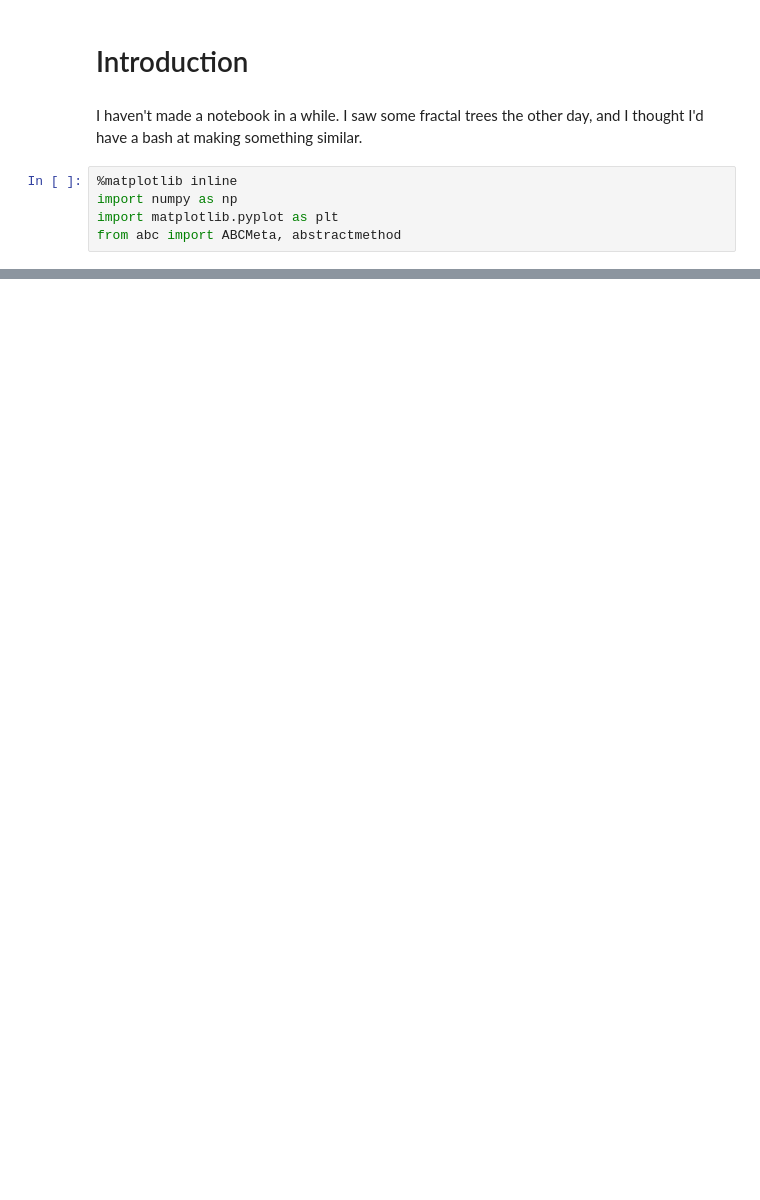
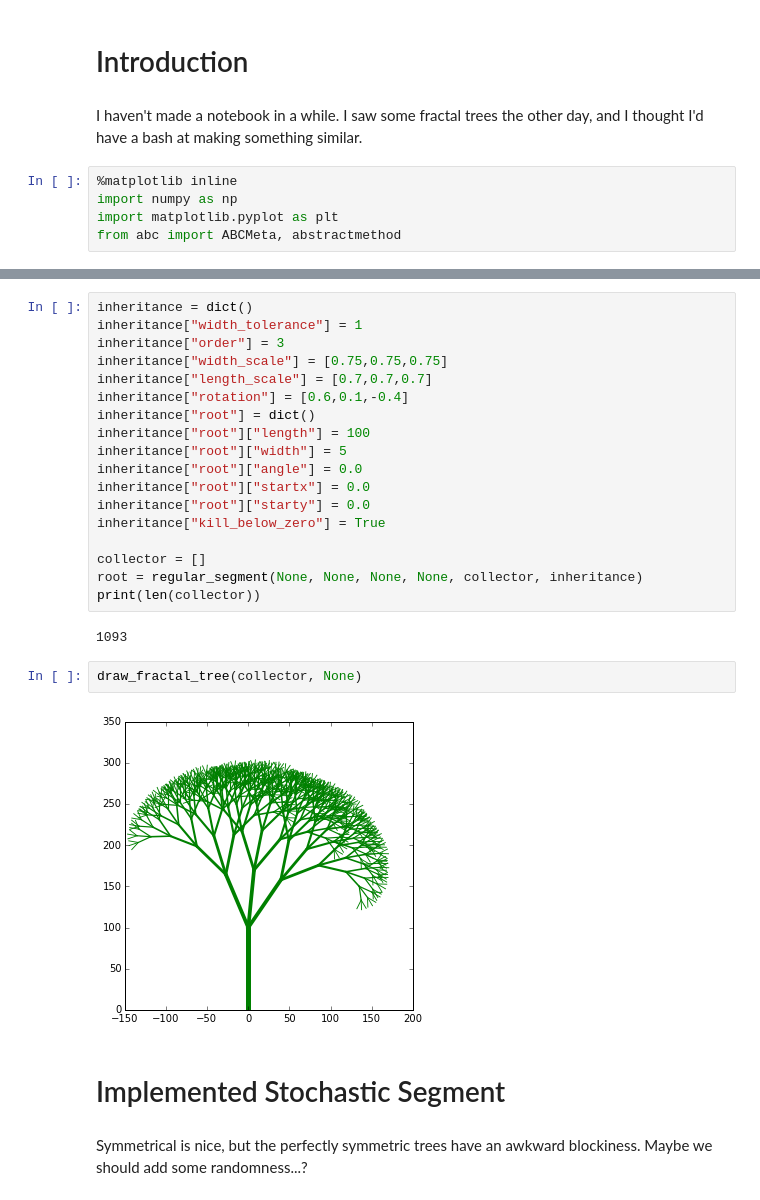
Before and after one commit to drpeteb/fractal-trees, a Jupyter notebook: Fractal-Trees.ipynb, the cells around one changed output, grey strips where cells are left out. Drawn from its saved outputs; the diff is of its cells as text; blank space fills up the shorter version.

```diff
--- a/Fractal-Trees.ipynb
+++ b/Fractal-Trees.ipynb
@@ -118,0 +156,28 @@ draw_fractal_tree(collector, None)
+# %%
+inheritance = dict()
+inheritance["width_tolerance"] = 1
+inheritance["order"] = 3
+inheritance["width_scale"] = [0.75,0.75,0.75]
+inheritance["length_scale"] = [0.7,0.7,0.7]
+inheritance["rotation"] = [0.6,0.1,-0.4]
+inheritance["root"] = dict()
+inheritance["root"]["length"] = 100
+inheritance["root"]["width"] = 5
+inheritance["root"]["angle"] = 0.0
+inheritance["root"]["startx"] = 0.0
+inheritance["root"]["starty"] = 0.0
+inheritance["kill_below_zero"] = True
+
+collector = []
+root = regular_segment(None, None, None, None, collector, inheritance)
+print(len(collector))
+# %% [output]
+1093
+# %%
+draw_fractal_tree(collector, None)
+# %% [output]
+[figure, added]
+# %% [markdown]
+# Implemented Stochastic Segment
+# %% [markdown]
+Symmetrical is nice, but the perfectly symmetric trees have an awkward blockiness. Maybe we should add some randomness...?
```
Also changed, not shown: parts of 16 cells of this notebook.
